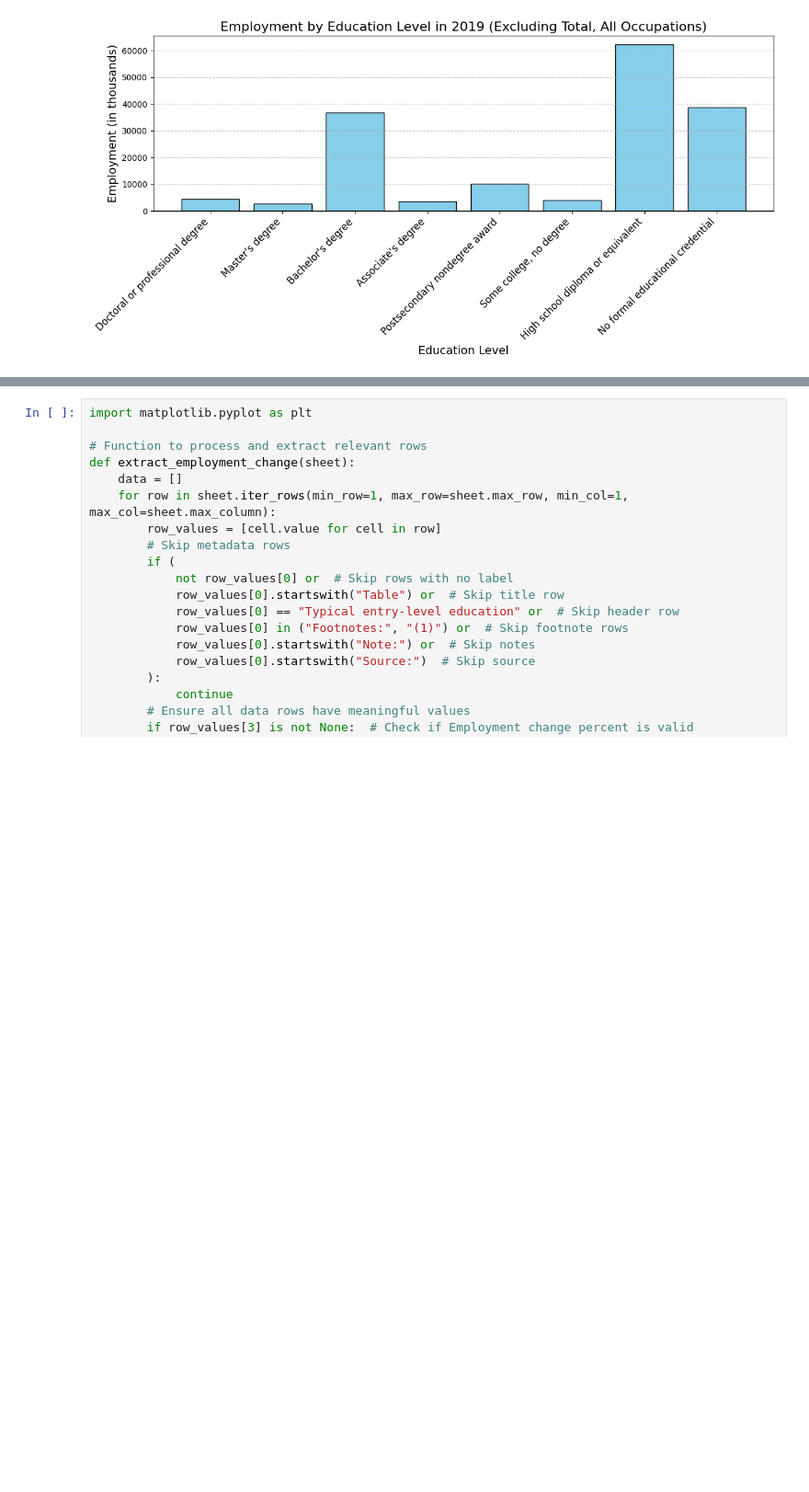
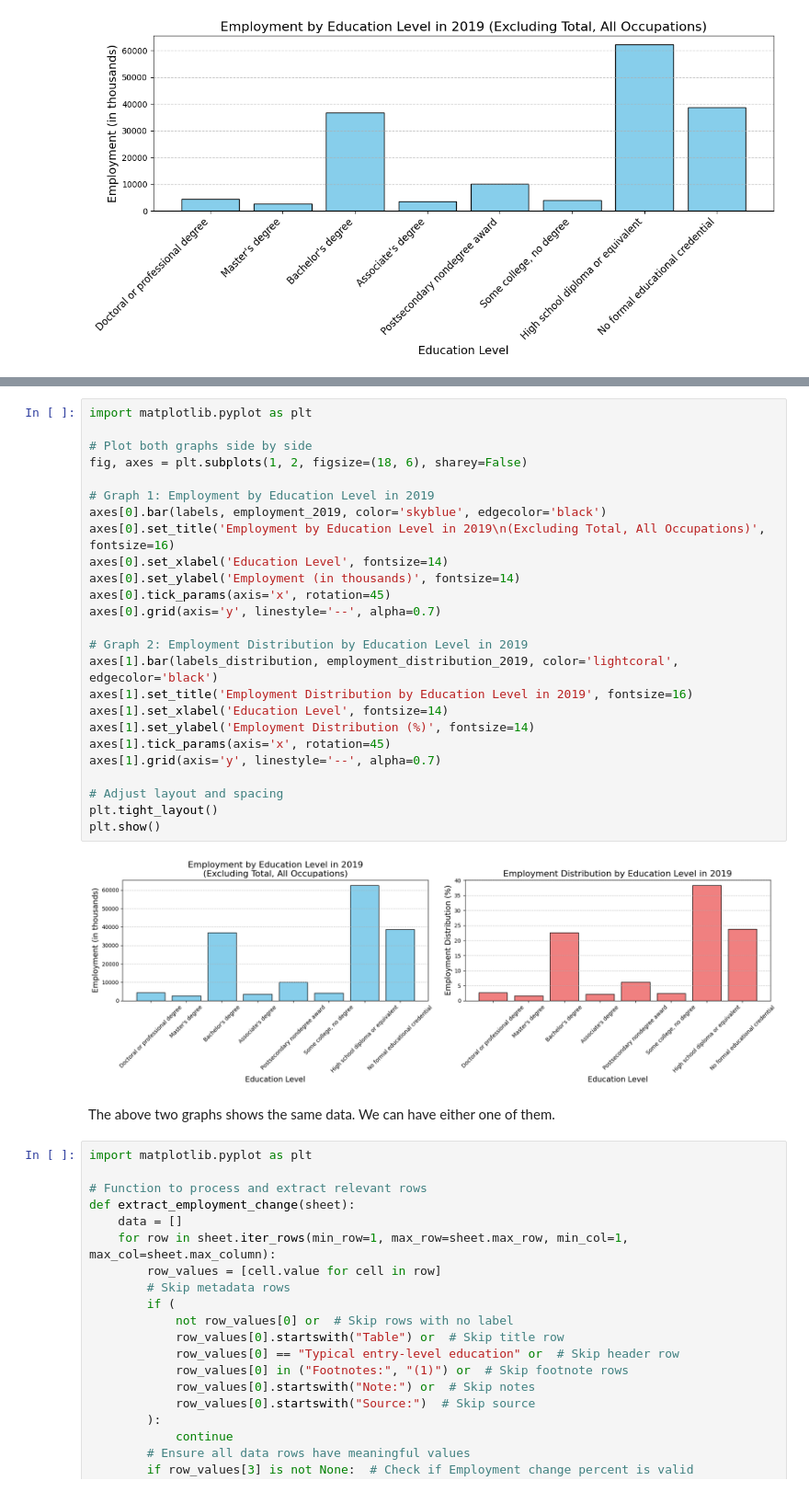
Before and after one commit to namansingh2623/BDA_project, a Jupyter notebook: project_data/project_data/ProjectFileGroup4.ipynb, the cells around one changed output, grey strips where cells are left out. Shown at 92% size. Drawn from its saved outputs; the diff is of its cells as text; blank space fills up the shorter version.

Commit message:
added main agenda along with graph comments

```diff
--- a/project_data/project_data/ProjectFileGroup4.ipynb
+++ b/project_data/project_data/ProjectFileGroup4.ipynb
@@ -169,3 +206,32 @@ plt.show()
+# %%
+import matplotlib.pyplot as plt
+
+# Plot both graphs side by side
+fig, axes = plt.subplots(1, 2, figsize=(18, 6), sharey=False)
+
+# Graph 1: Employment by Education Level in 2019
+axes[0].bar(labels, employment_2019, color='skyblue', edgecolor='black')
+axes[0].set_title('Employment by Education Level in 2019\n(Excluding Total, All Occupations)', fontsize=16)
+axes[0].set_xlabel('Education Level', fontsize=14)
+axes[0].set_ylabel('Employment (in thousands)', fontsize=14)
+axes[0].tick_params(axis='x', rotation=45)
+axes[0].grid(axis='y', linestyle='--', alpha=0.7)
+
+# Graph 2: Employment Distribution by Education Level in 2019
+axes[1].bar(labels_distribution, employment_distribution_2019, color='lightcoral', edgecolor='black')
+axes[1].set_title('Employment Distribution by Education Level in 2019', fontsize=16)
+axes[1].set_xlabel('Education Level', fontsize=14)
+axes[1].set_ylabel('Employment Distribution (%)', fontsize=14)
+axes[1].tick_params(axis='x', rotation=45)
+axes[1].grid(axis='y', linestyle='--', alpha=0.7)
+
+# Adjust layout and spacing
+plt.tight_layout()
+plt.show()
+# %% [output]
+[figure, added]
+# %% [markdown]
+The above two graphs shows the same data. We can have either one of them.
 # %%
 import matplotlib.pyplot as plt
 
```
Also changed, not shown: parts of 8 cells of this notebook.
